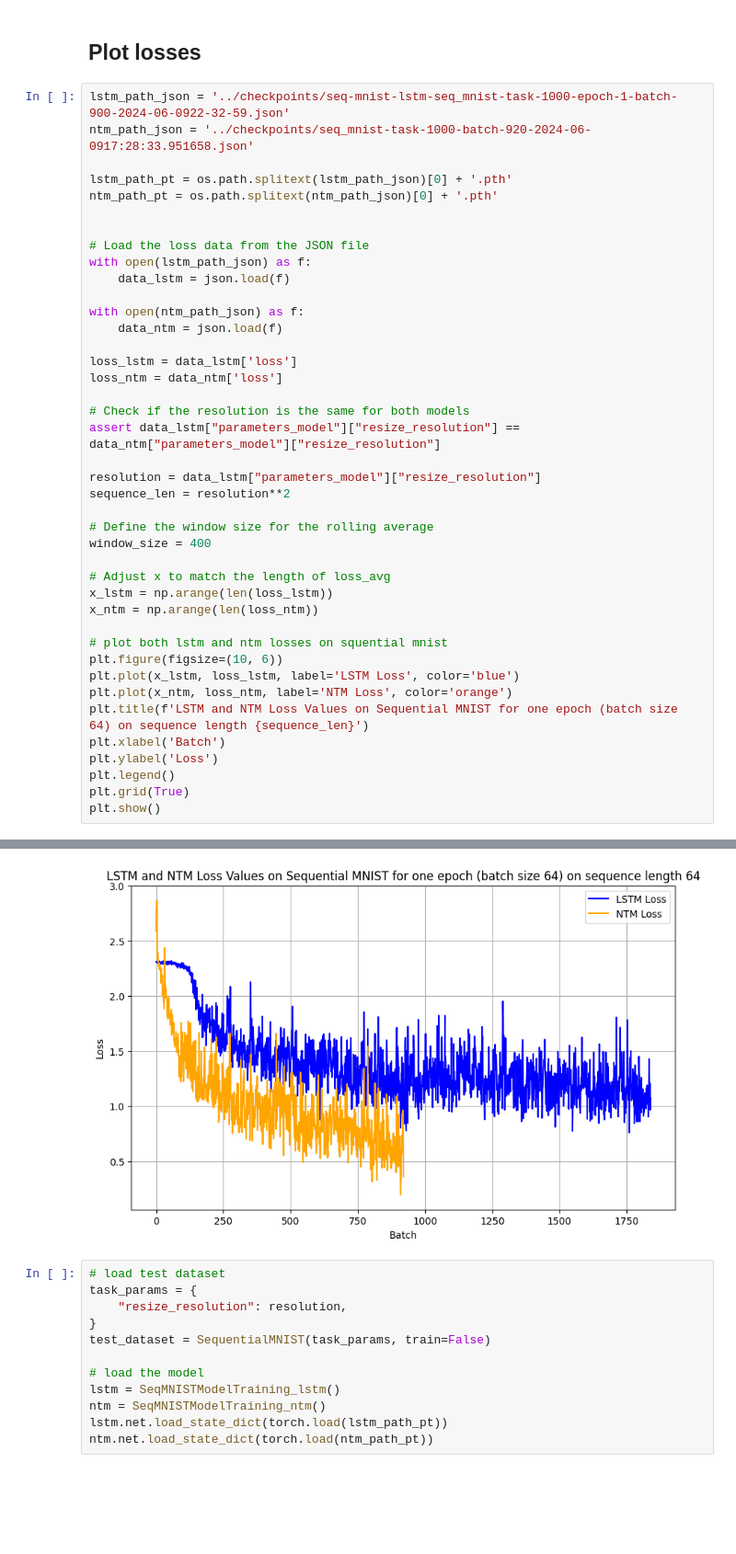
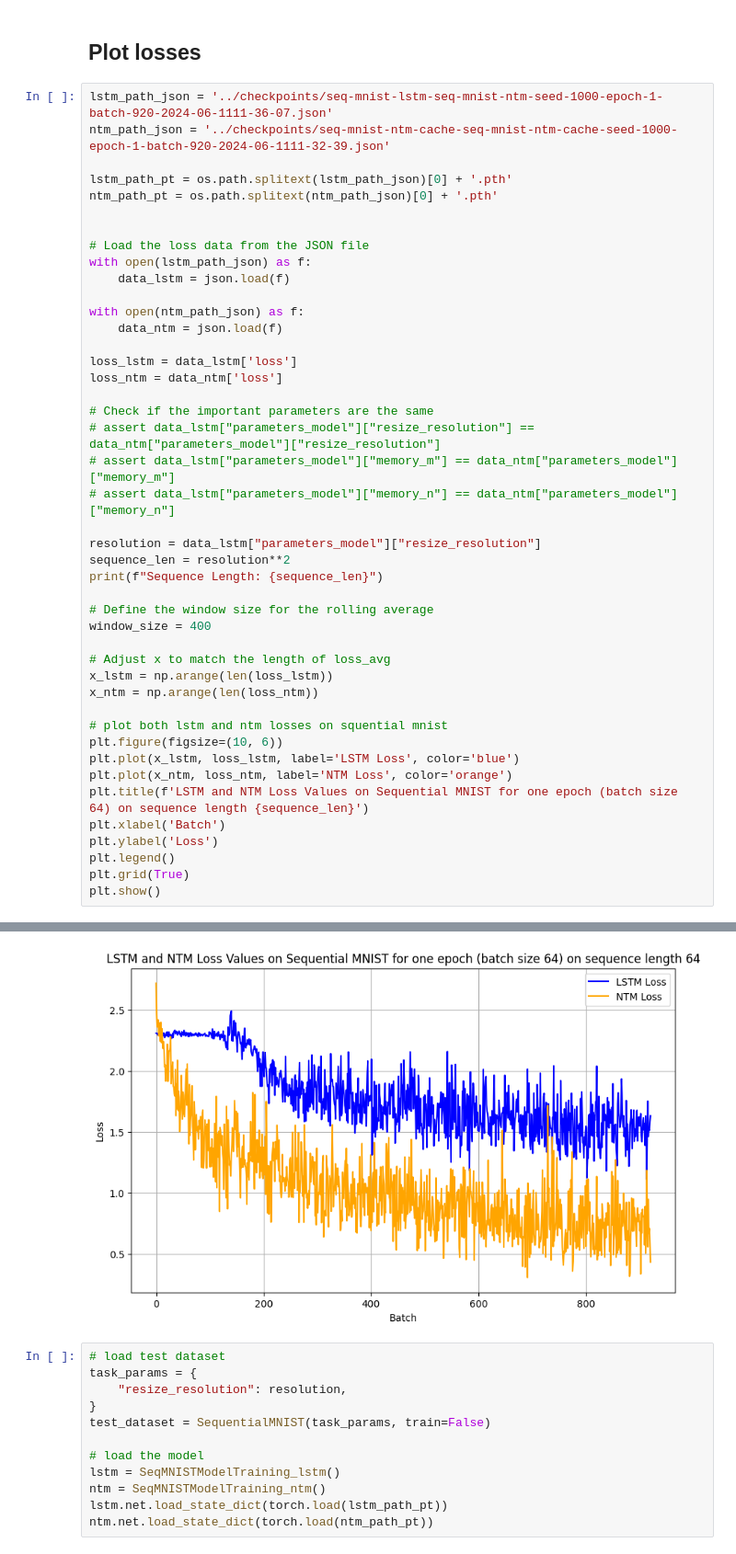
Before and after one commit to Floritium/S4_Neural_Turing, a Jupyter notebook: notebooks/seq-mnist-plot.ipynb, the cells around one changed output, grey strips where cells are left out. Shown at 92% size. Saved outputs shown, nothing was run; the diff lists cells and outputs as text; blank space fills up the shorter version.

```diff
--- a/notebooks/seq-mnist-plot.ipynb
+++ b/notebooks/seq-mnist-plot.ipynb
@@ -37,8 +37,8 @@ import os
 # %% [markdown]
 ## Plot losses
 # %%
-lstm_path_json = '../checkpoints/seq-mnist-lstm-seq_mnist-task-1000-epoch-1-batch-900-2024-06-0922-32-59.json'
-ntm_path_json = '../checkpoints/seq_mnist-task-1000-batch-920-2024-06-0917:28:33.951658.json'
+lstm_path_json = '../checkpoints/seq-mnist-lstm-seq-mnist-ntm-seed-1000-epoch-1-batch-920-2024-06-1111-36-07.json'
+ntm_path_json = '../checkpoints/seq-mnist-ntm-cache-seq-mnist-ntm-cache-seed-1000-epoch-1-batch-920-2024-06-1111-32-39.json'
 
 lstm_path_pt = os.path.splitext(lstm_path_json)[0] + '.pth'
 ntm_path_pt = os.path.splitext(ntm_path_json)[0] + '.pth'
@@ -54,11 +54,14 @@ with open(ntm_path_json) as f:
 loss_lstm = data_lstm['loss']
 loss_ntm = data_ntm['loss']
 
-# Check if the resolution is the same for both models
-assert data_lstm["parameters_model"]["resize_resolution"] == data_ntm["parameters_model"]["resize_resolution"]
+# Check if the important parameters are the same
+# assert data_lstm["parameters_model"]["resize_resolution"] == data_ntm["parameters_model"]["resize_resolution"]
+# assert data_lstm["parameters_model"]["memory_m"] == data_ntm["parameters_model"]["memory_m"]
+# assert data_lstm["parameters_model"]["memory_n"] == data_ntm["parameters_model"]["memory_n"]
 
 resolution = data_lstm["parameters_model"]["resize_resolution"]
 sequence_len = resolution**2
+print(f"Sequence Length: {sequence_len}")
 
 # Define the window size for the rolling average
 window_size = 400
@@ -81,4 +85,4 @@ plt.show()
-[figure, old version]
+[figure, new version]
 # %%
 # load test dataset
 task_params = {
```
Also changed, not shown: parts of 3 cells of this notebook, 1 other file.
